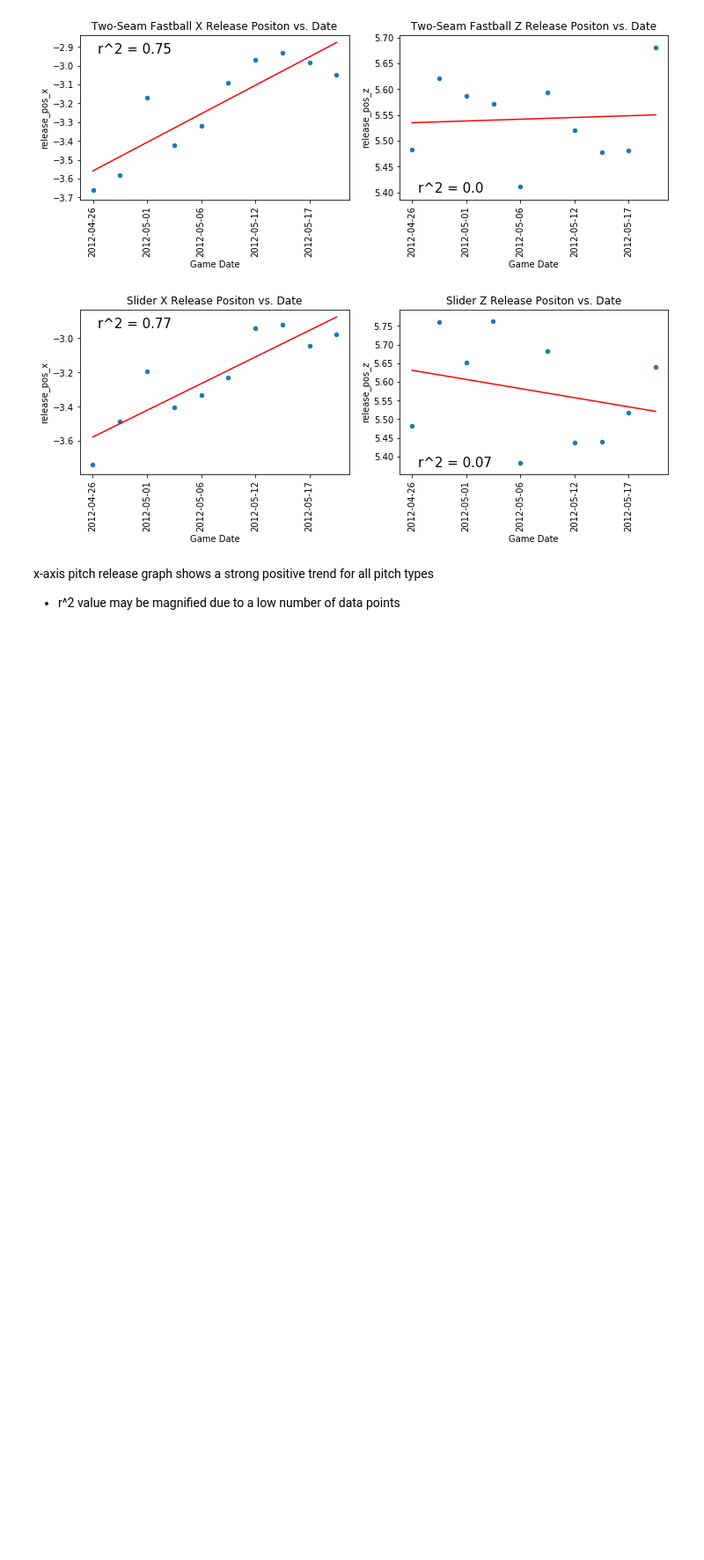
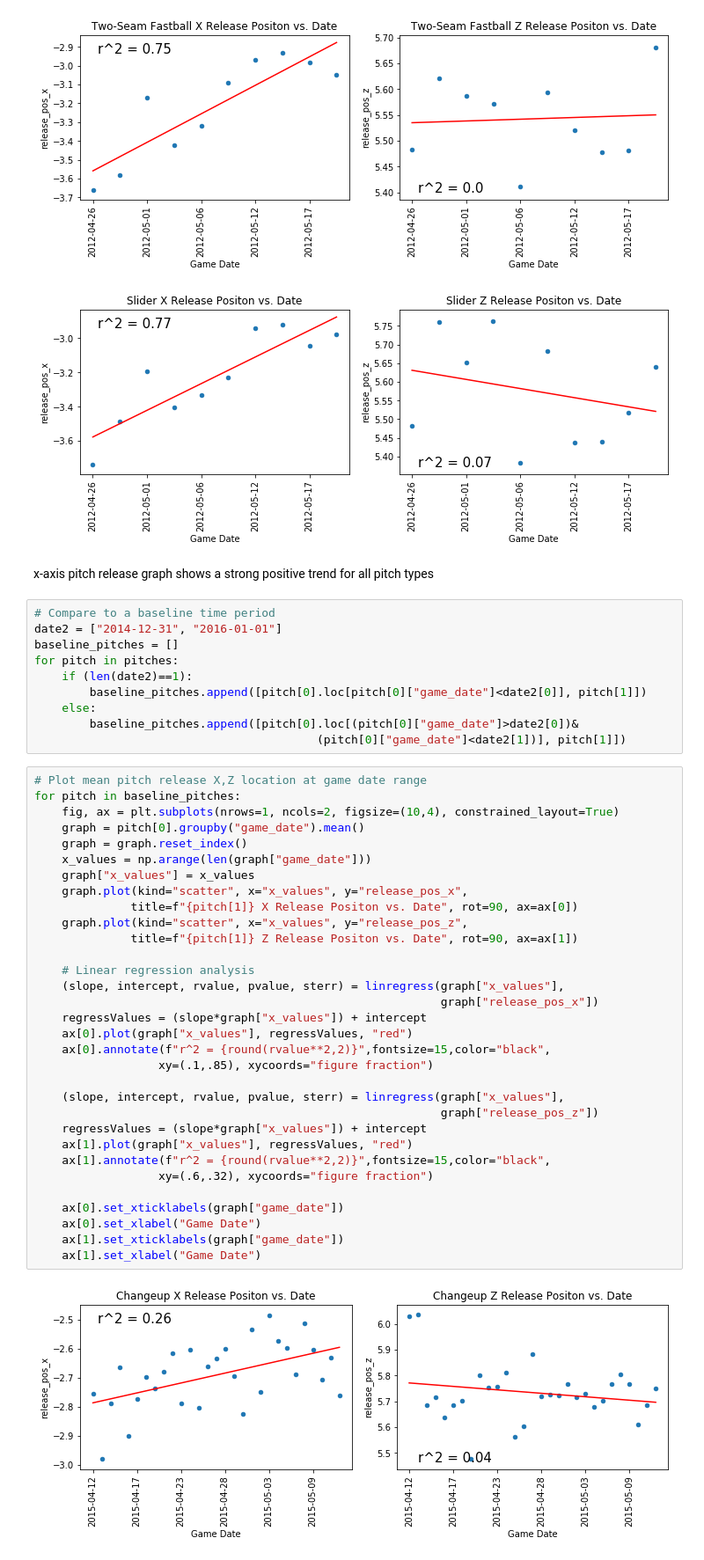
Before and after one commit to aburstyn9068/Pitch_Release_Injury_Analysis, a Jupyter notebook: Pitcher1.ipynb, the cells around one changed output. Shown at 88% size. Cells and saved outputs as stored; diff of their text form; blank space fills up the shorter version.

```diff
--- a/Pitcher1.ipynb
+++ b/Pitcher1.ipynb
@@ -171,4 +171,47 @@ for pitch in inj_pitches:
 [figure]
 # %% [markdown]
 x-axis pitch release graph shows a strong positive trend for all pitch types
-* r^2 value may be magnified due to a low number of data points
+# %%
+# Compare to a baseline time period
+date2 = ["2014-12-31", "2016-01-01"]
+baseline_pitches = []
+for pitch in pitches:
+    if (len(date2)==1):
+        baseline_pitches.append([pitch[0].loc[pitch[0]["game_date"]<date2[0]], pitch[1]])
+    else:
+        baseline_pitches.append([pitch[0].loc[(pitch[0]["game_date"]>date2[0])&
+                                         (pitch[0]["game_date"]<date2[1])], pitch[1]])
+# %%
+# Plot mean pitch release X,Z location at game date range
+for pitch in baseline_pitches:
+    fig, ax = plt.subplots(nrows=1, ncols=2, figsize=(10,4), constrained_layout=True)
+    graph = pitch[0].groupby("game_date").mean()
+    graph = graph.reset_index()
+    x_values = np.arange(len(graph["game_date"]))
+    graph["x_values"] = x_values
+    graph.plot(kind="scatter", x="x_values", y="release_pos_x",
+              title=f"{pitch[1]} X Release Positon vs. Date", rot=90, ax=ax[0])
+    graph.plot(kind="scatter", x="x_values", y="release_pos_z",
+              title=f"{pitch[1]} Z Release Positon vs. Date", rot=90, ax=ax[1])
+
+    # Linear regression analysis
+    (slope, intercept, rvalue, pvalue, sterr) = linregress(graph["x_values"],
+                                                           graph["release_pos_x"])
+    regressValues = (slope*graph["x_values"]) + intercept
+    ax[0].plot(graph["x_values"], regressValues, "red")
+    ax[0].annotate(f"r^2 = {round(rvalue**2,2)}",fontsize=15,color="black",
+                  xy=(.1,.85), xycoords="figure fraction")
+
+    (slope, intercept, rvalue, pvalue, sterr) = linregress(graph["x_values"],
+                                                           graph["release_pos_z"])
+    regressValues = (slope*graph["x_values"]) + intercept
+    ax[1].plot(graph["x_values"], regressValues, "red")
+    ax[1].annotate(f"r^2 = {round(rvalue**2,2)}",fontsize=15,color="black",
+                  xy=(.6,.32), xycoords="figure fraction")
+
+    ax[0].set_xticklabels(graph["game_date"])
+    ax[0].set_xlabel("Game Date")
+    ax[1].set_xticklabels(graph["game_date"])
+    ax[1].set_xlabel("Game Date")
+# %% [output]
+[figure, added]
```
Also changed, not shown: parts of 5 cells of this notebook, 1 other file.
